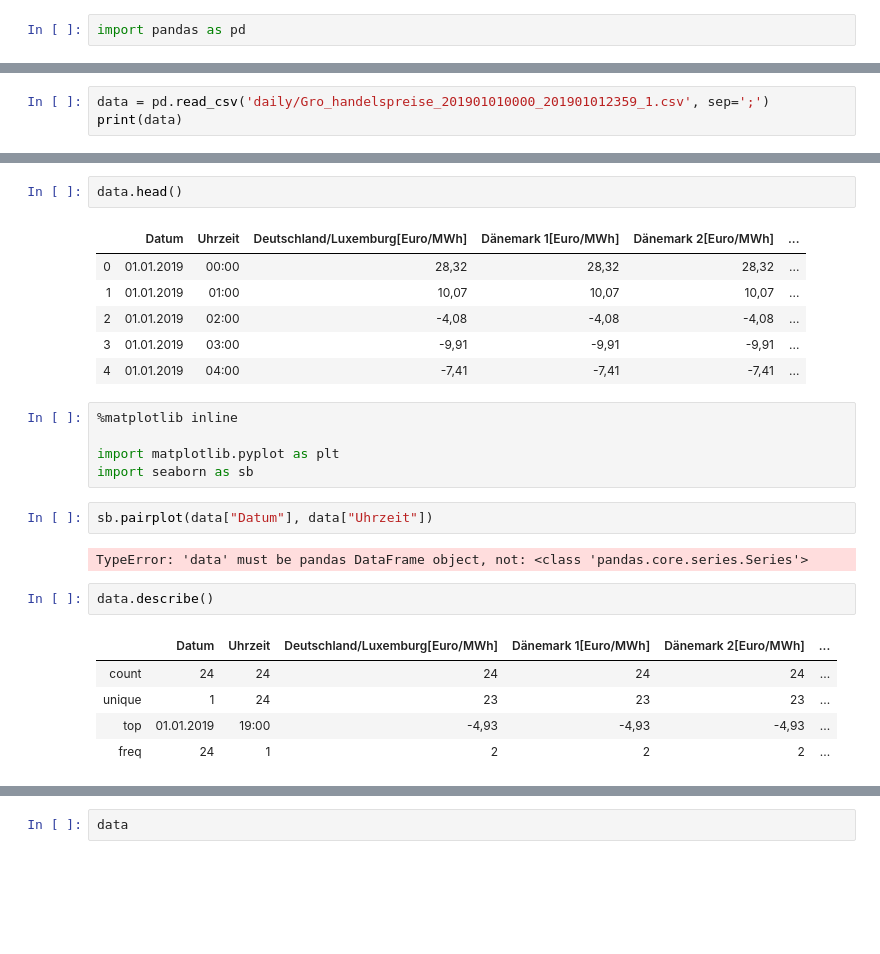
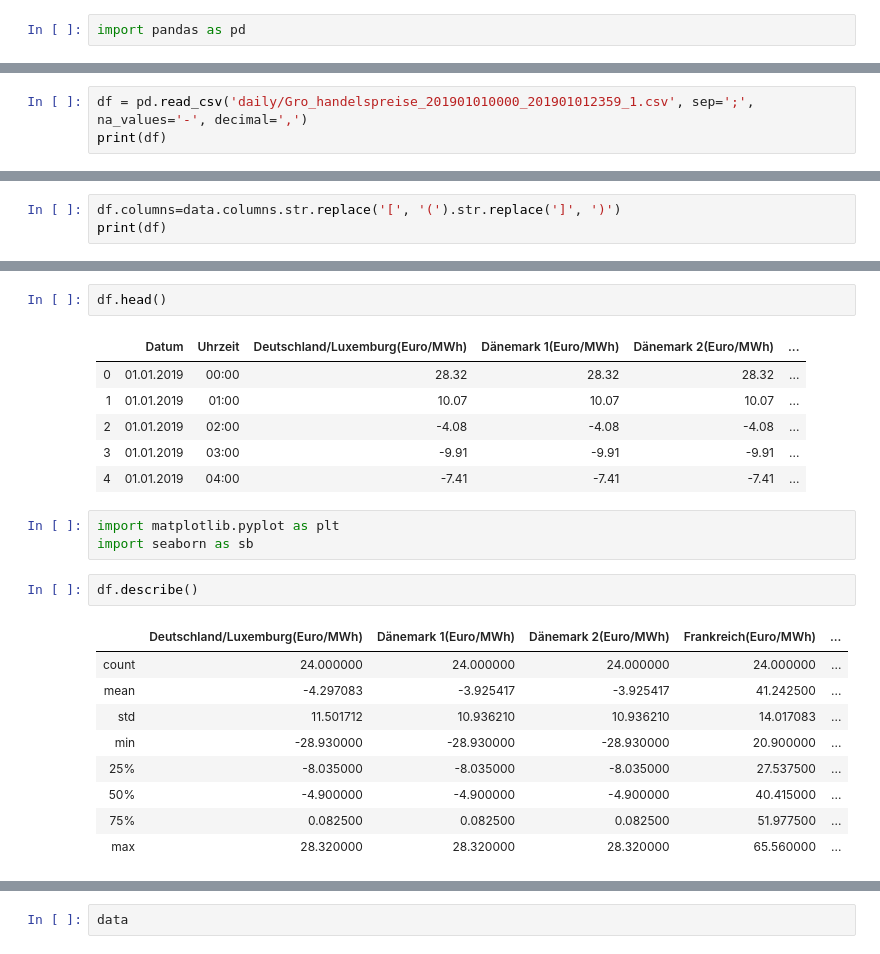
Before and after one commit to alrusa/seminarws1920, a Jupyter notebook: seminar.ipynb, the cells around one changed output, grey strips where cells are left out. Drawn from its saved outputs; the diff is of its cells as text; blank space fills up the shorter version.

```diff
--- a/seminar.ipynb
+++ b/seminar.ipynb
@@ -3,4 +5,4 @@ import pandas as pd
 # %%
-data = pd.read_csv('daily/Gro_handelspreise_201901010000_201901012359_1.csv', sep=';')
-print(data)
+df = pd.read_csv('daily/Gro_handelspreise_201901010000_201901012359_1.csv', sep=';', na_values='-', decimal=',')
+print(df)
 # %% [output]
@@ -23,0 +26,3 @@ print(data)
+# %%
+df.columns=data.columns.str.replace('[', '(').str.replace(']', ')')
+print(df)
@@ -24,26 +47,24 @@ print(data)
 # %%
-data.head()
+df.head()
 # %% [output]
-|  | Datum | Uhrzeit | Deutschland/Luxemburg[Euro/MWh] | Dänemark 1[Euro/MWh] | Dänemark 2[Euro/MWh] | ... |
-| 0 | 01.01.2019 | 00:00 | 28,32 | 28,32 | 28,32 | ... |
-| 1 | 01.01.2019 | 01:00 | 10,07 | 10,07 | 10,07 | ... |
-| 2 | 01.01.2019 | 02:00 | -4,08 | -4,08 | -4,08 | ... |
-| 3 | 01.01.2019 | 03:00 | -9,91 | -9,91 | -9,91 | ... |
-| 4 | 01.01.2019 | 04:00 | -7,41 | -7,41 | -7,41 | ... |
+|  | Datum | Uhrzeit | Deutschland/Luxemburg(Euro/MWh) | Dänemark 1(Euro/MWh) | Dänemark 2(Euro/MWh) | ... |
+| 0 | 01.01.2019 | 00:00 | 28.32 | 28.32 | 28.32 | ... |
+| 1 | 01.01.2019 | 01:00 | 10.07 | 10.07 | 10.07 | ... |
+| 2 | 01.01.2019 | 02:00 | -4.08 | -4.08 | -4.08 | ... |
+| 3 | 01.01.2019 | 03:00 | -9.91 | -9.91 | -9.91 | ... |
+| 4 | 01.01.2019 | 04:00 | -7.41 | -7.41 | -7.41 | ... |
 # %%
-%matplotlib inline
-
 import matplotlib.pyplot as plt
 import seaborn as sb
-# %%
-sb.pairplot(data["Datum"], data["Uhrzeit"])
-# %% [output]
-TypeError: 'data' must be pandas DataFrame object, not: <class 'pandas.core.series.Series'>
 # %%
-data.describe()
+df.describe()
 # %% [output]
-|  | Datum | Uhrzeit | Deutschland/Luxemburg[Euro/MWh] | Dänemark 1[Euro/MWh] | Dänemark 2[Euro/MWh] | ... |
-| count | 24 | 24 | 24 | 24 | 24 | ... |
-| unique | 1 | 24 | 23 | 23 | 23 | ... |
-| top | 01.01.2019 | 19:00 | -4,93 | -4,93 | -4,93 | ... |
-| freq | 24 | 1 | 2 | 2 | 2 | ... |
+|  | Deutschland/Luxemburg(Euro/MWh) | Dänemark 1(Euro/MWh) | Dänemark 2(Euro/MWh) | Frankreich(Euro/MWh) | ... |
+| count | 24.000000 | 24.000000 | 24.000000 | 24.000000 | ... |
+| mean | -4.297083 | -3.925417 | -3.925417 | 41.242500 | ... |
+| std | 11.501712 | 10.936210 | 10.936210 | 14.017083 | ... |
+| min | -28.930000 | -28.930000 | -28.930000 | 20.900000 | ... |
+| 25% | -8.035000 | -8.035000 | -8.035000 | 27.537500 | ... |
+| 50% | -4.900000 | -4.900000 | -4.900000 | 40.415000 | ... |
+| 75% | 0.082500 | 0.082500 | 0.082500 | 51.977500 | ... |
+| max | 28.320000 | 28.320000 | 28.320000 | 65.560000 | ... |
```
Also changed, not shown: parts of 6 cells of this notebook.
